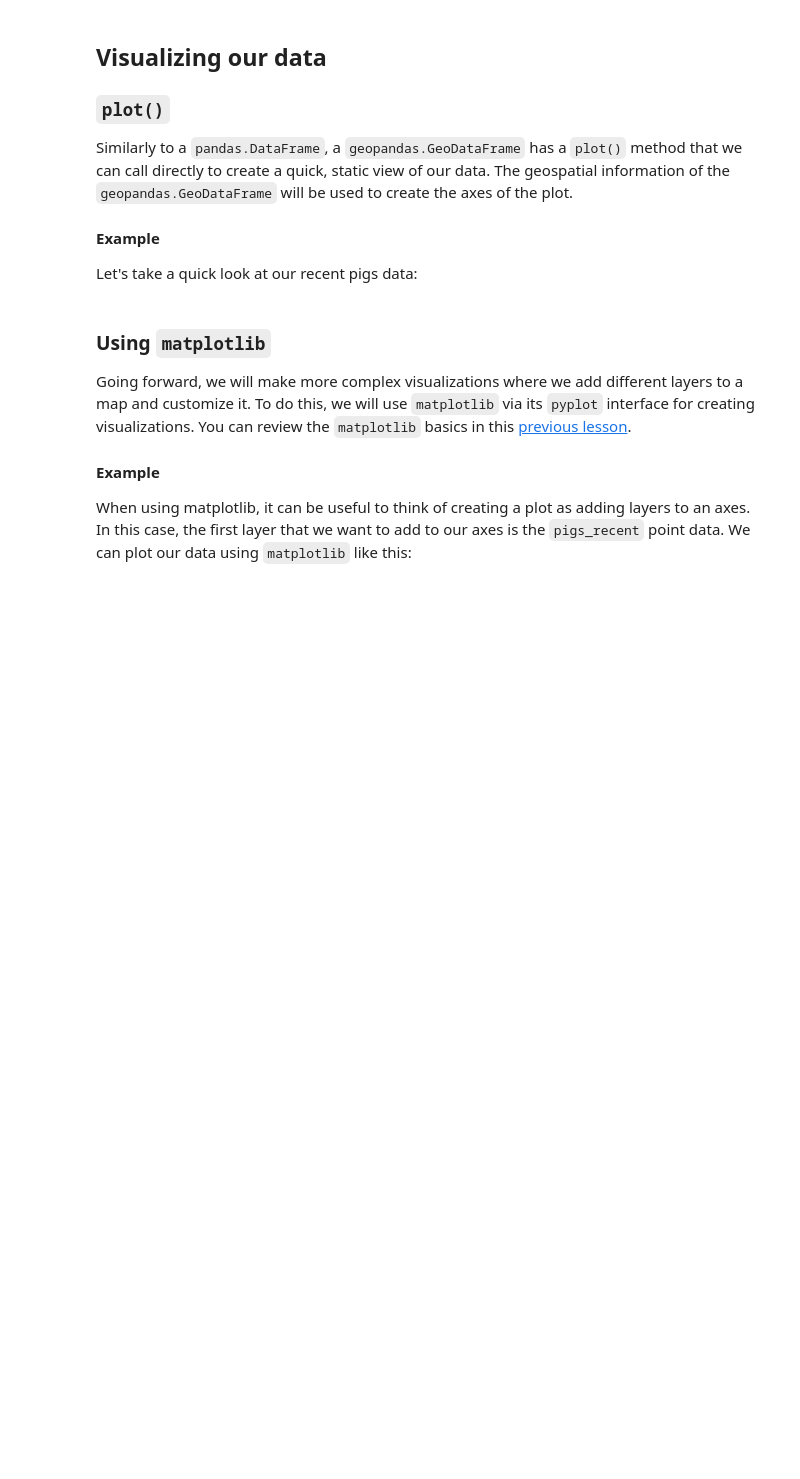
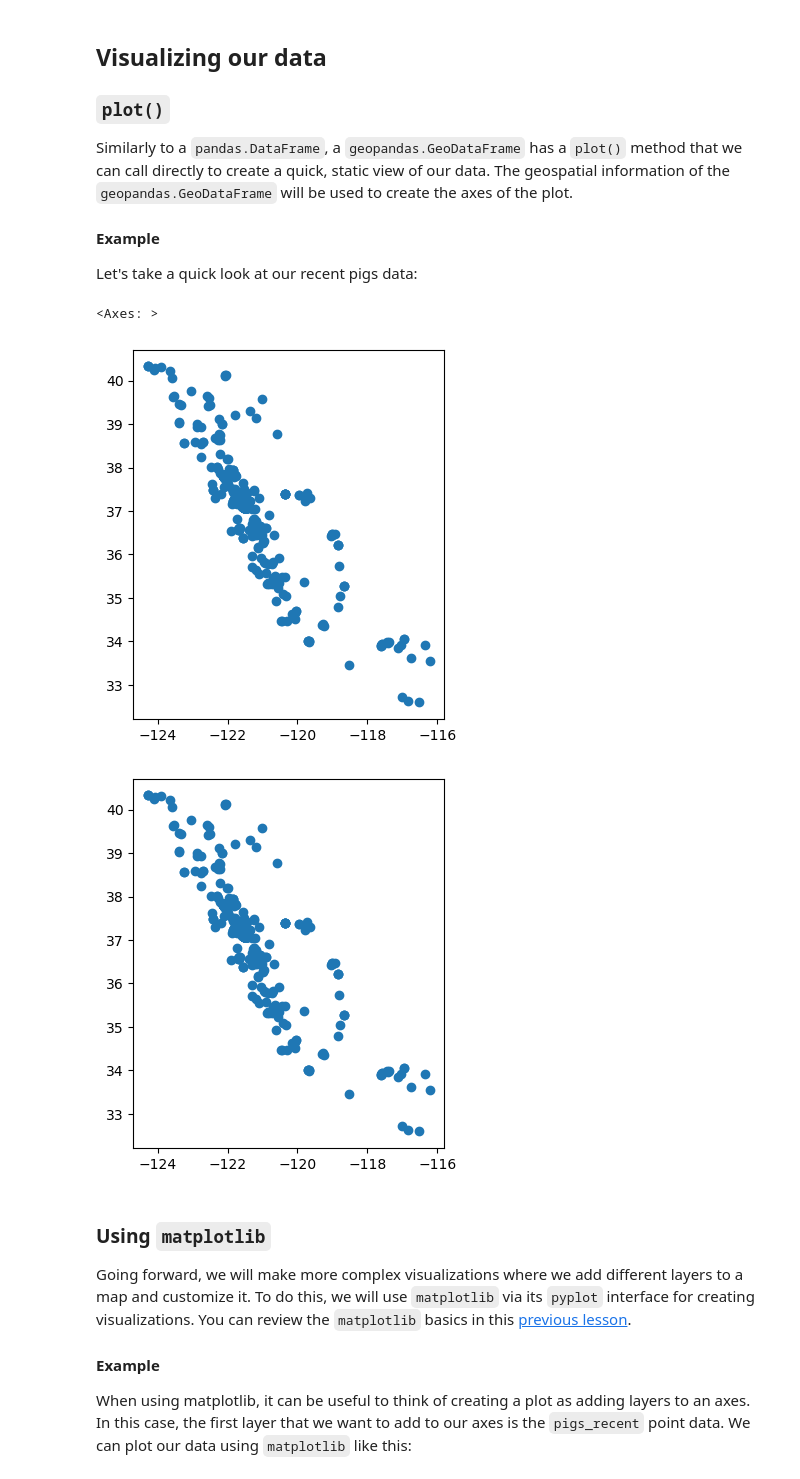
Before and after one commit to nberry18/eds220-in-class, a Jupyter notebook: week-5-geopandas-intro-STUDENTS.ipynb, the cells around one changed output. Cells and saved outputs as stored; diff of their text form; code cells hidden in the pictures; blank space fills up the shorter version.

```diff
--- a/week-5-geopandas-intro-STUDENTS.ipynb
+++ b/week-5-geopandas-intro-STUDENTS.ipynb
@@ -143,2 +315,4 @@ Before running the next cell, write down your prediction: when do you expect the
 # %% [markdown]
 In this analysis, we will use data from 2020 onwards. We can use our usual data selection to subset it:
+# %%
+pigs_recent = pigs[pigs['year'] >= 2020]
@@ -152,6 +332,12 @@ Similarly to a `pandas.DataFrame`, a `geopandas.GeoDataFrame` has a `plot()` met
 #### Example
 
 Let's take a quick look at our recent pigs data:
+# %%
+pigs_recent.plot()
+# %% [output]
+<Axes: >
+[figure, added]
+[figure, added]
 # %% [markdown]
 ### Using `matplotlib`
 
```
Also changed, not shown: parts of 18 cells of this notebook.
